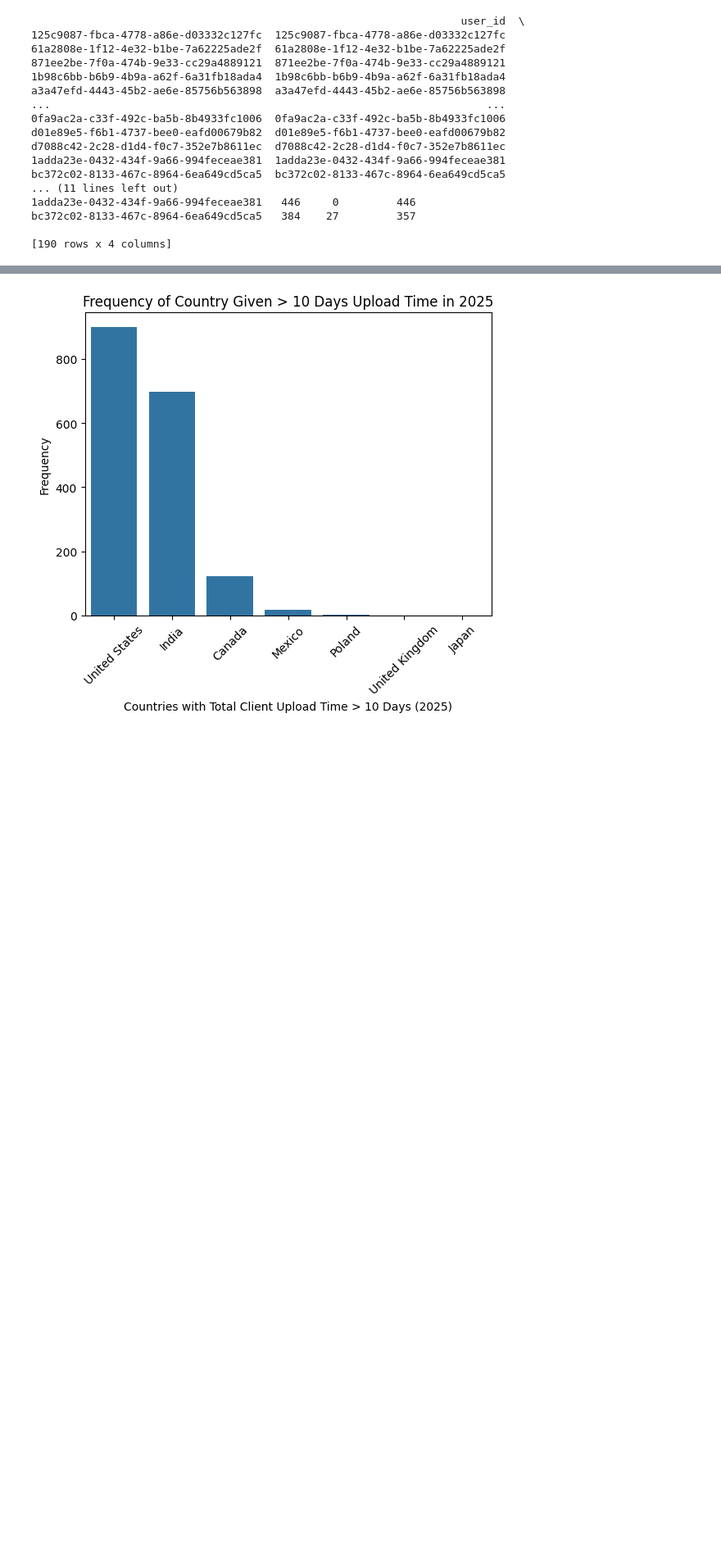
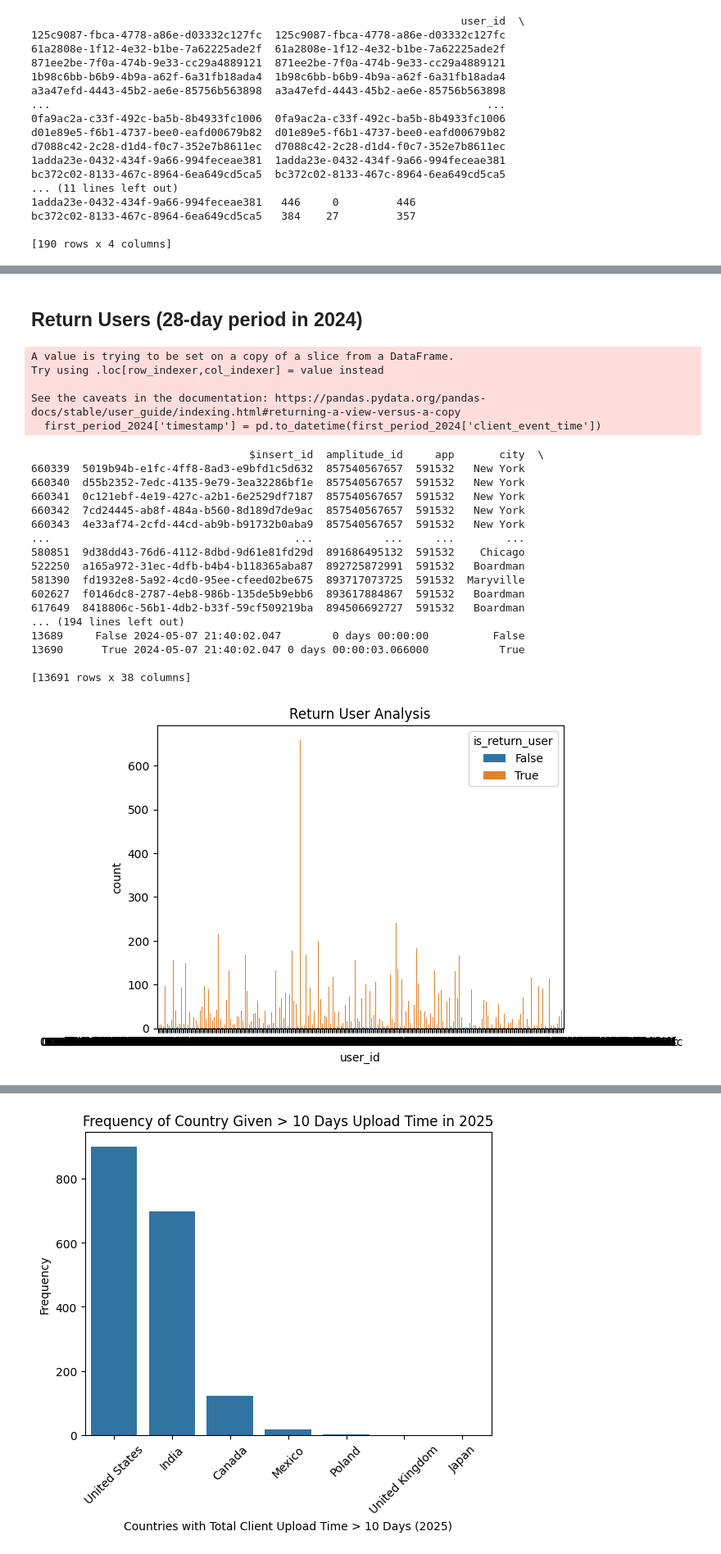
Before and after one commit to nyra-rodrigues/Federato-RiskOps-Platform-Optimization-Challenge, a Jupyter notebook: federato_data_read_starter.ipynb, the cells around one changed output, grey strips where cells are left out. Shown at 82% size. Drawn from its saved outputs; the diff is of its cells as text; code cells hidden in the pictures; blank space fills up the shorter version.

```diff
--- a/federato_data_read_starter.ipynb
+++ b/federato_data_read_starter.ipynb
@@ -448,0 +490,70 @@ TypeError: 'DatetimeArray' with dtype datetime64[ns] does not support reduction
+# %% [markdown]
+## Return Users (28-day period in 2024)
+# %%
+# Convert timestamp to datetime
+first_period_2024['timestamp'] = pd.to_datetime(first_period_2024['client_event_time'])
+
+# Sort by user and timestamp
+first_period_2024 = first_period_2024.sort_values(by=['user_id', 'client_event_time'])
+
+# Calculate time difference between visits for each user
+first_period_2024['time_diff'] = first_period_2024.groupby('user_id')['client_event_time'].diff()
+
+# Define the threshold for "return" (e.g., 1 day)
+return_threshold = pd.Timedelta(days=1)
+
+# Apply the comparison element-wise
+first_period_2024['is_return'] = first_period_2024['time_diff'].apply(lambda x: x <= return_threshold if pd.notnull(x) else False)
+
+# Display the dataframe with return status
+print(first_period_2024)
+
+
+
+
+
+
+# Find the first interaction for each user
+first_interaction = first_period_2024.groupby('user_id')['client_event_time'].min().reset_index()
+first_interaction.columns = ['user_id', 'first_timestamp']
+
+# Merge with the original data
+df_with_first = pd.merge(first_period_2024, first_interaction, on='user_id')
+
+# Calculate return time (difference between visit and first interaction)
+df_with_first['time_from_first'] = df_with_first['client_event_time'] - df_with_first['first_timestamp']
+
+# Flag return users (if time_from_first > 0 means return visit)
+df_with_first['is_return_user'] = df_with_first['time_from_first'] > pd.Timedelta(0)
+
+# Display data
+print(df_with_first)
+
+# Plot the return rate by user
+sns.countplot(data=df_with_first, x='user_id', hue='is_return_user')
+plt.title('Return User Analysis')
+plt.show()
+# %% [output]
+A value is trying to be set on a copy of a slice from a DataFrame.
+Try using .loc[row_indexer,col_indexer] = value instead
+
+See the caveats in the documentation: https://pandas.pydata.org/pandas-docs/stable/user_guide/indexing.html#returning-a-view-versus-a-copy
+  first_period_2024['timestamp'] = pd.to_datetime(first_period_2024['client_event_time'])
+                                  $insert_id  amplitude_id     app       city  \
+660339  5019b94b-e1fc-4ff8-8ad3-e9bfd1c5d632  857540567657  591532   New York
+660340  d55b2352-7edc-4135-9e79-3ea32286bf1e  857540567657  591532   New York
+660341  0c121ebf-4e19-427c-a2b1-6e2529df7187  857540567657  591532   New York
+660342  7cd24445-ab8f-484a-b560-8d189d7de9ac  857540567657  591532   New York
+660343  4e33af74-2cfd-44cd-ab9b-b91732b0aba9  857540567657  591532   New York
+...                                      ...           ...     ...        ...
+580851  9d38dd43-76d6-4112-8dbd-9d61e81fd29d  891686495132  591532    Chicago
+522250  a165a972-31ec-4dfb-b4b4-b118365aba87  892725872991  591532   Boardman
+581390  fd1932e8-5a92-4cd0-95ee-cfeed02be675  893717073725  591532  Maryville
+602627  f0146dc8-2787-4eb8-986b-135de5b9ebb6  893617884867  591532   Boardman
+617649  8418806c-56b1-4db2-b33f-59cf509219ba  894506692727  591532   Boardman
+... (194 lines left out)
+13689     False 2024-05-07 21:40:02.047        0 days 00:00:00          False
+13690      True 2024-05-07 21:40:02.047 0 days 00:00:03.066000           True
+
+[13691 rows x 38 columns]
+[figure, added]
```
Also changed, not shown: parts of 10 cells of this notebook.
